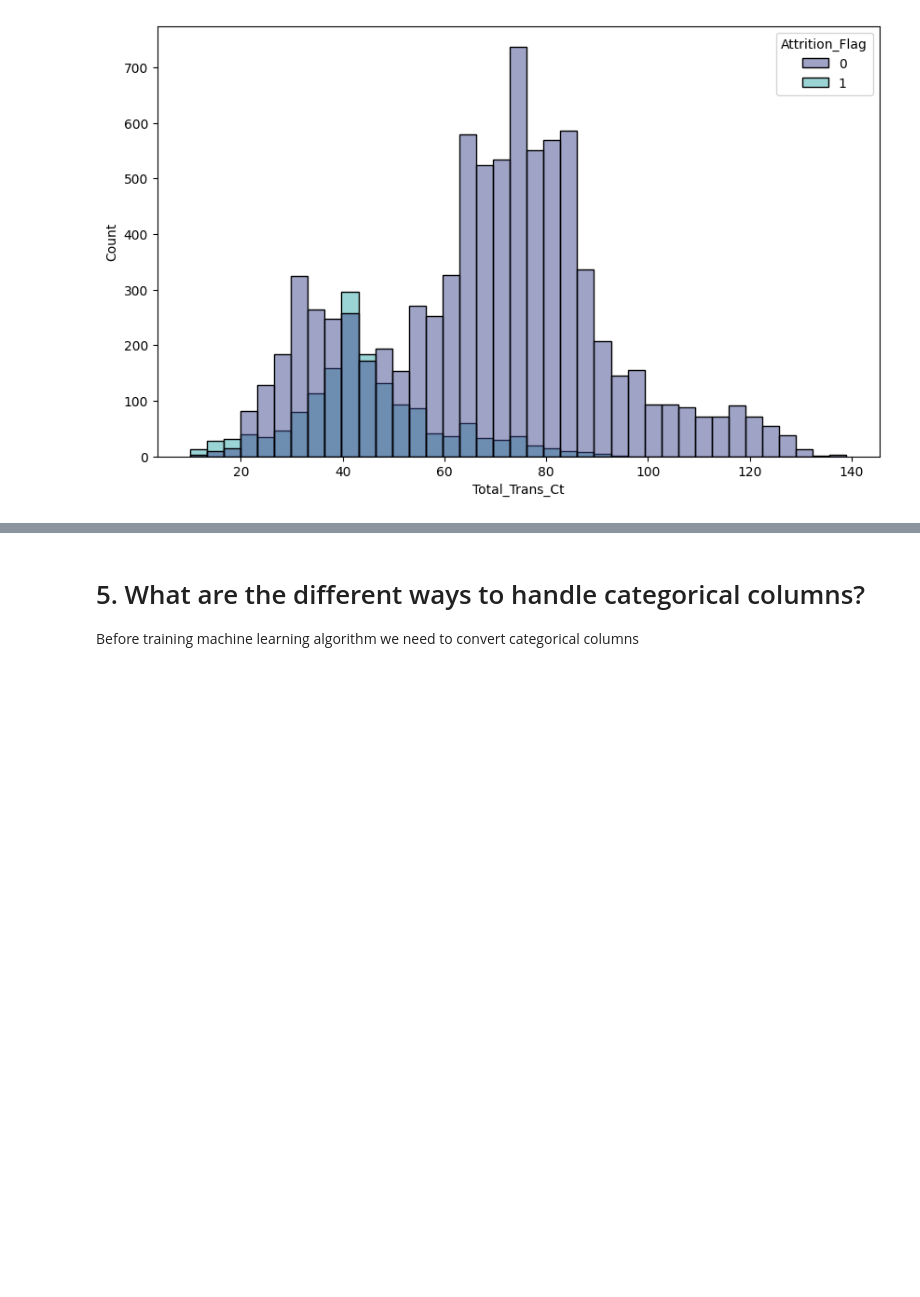
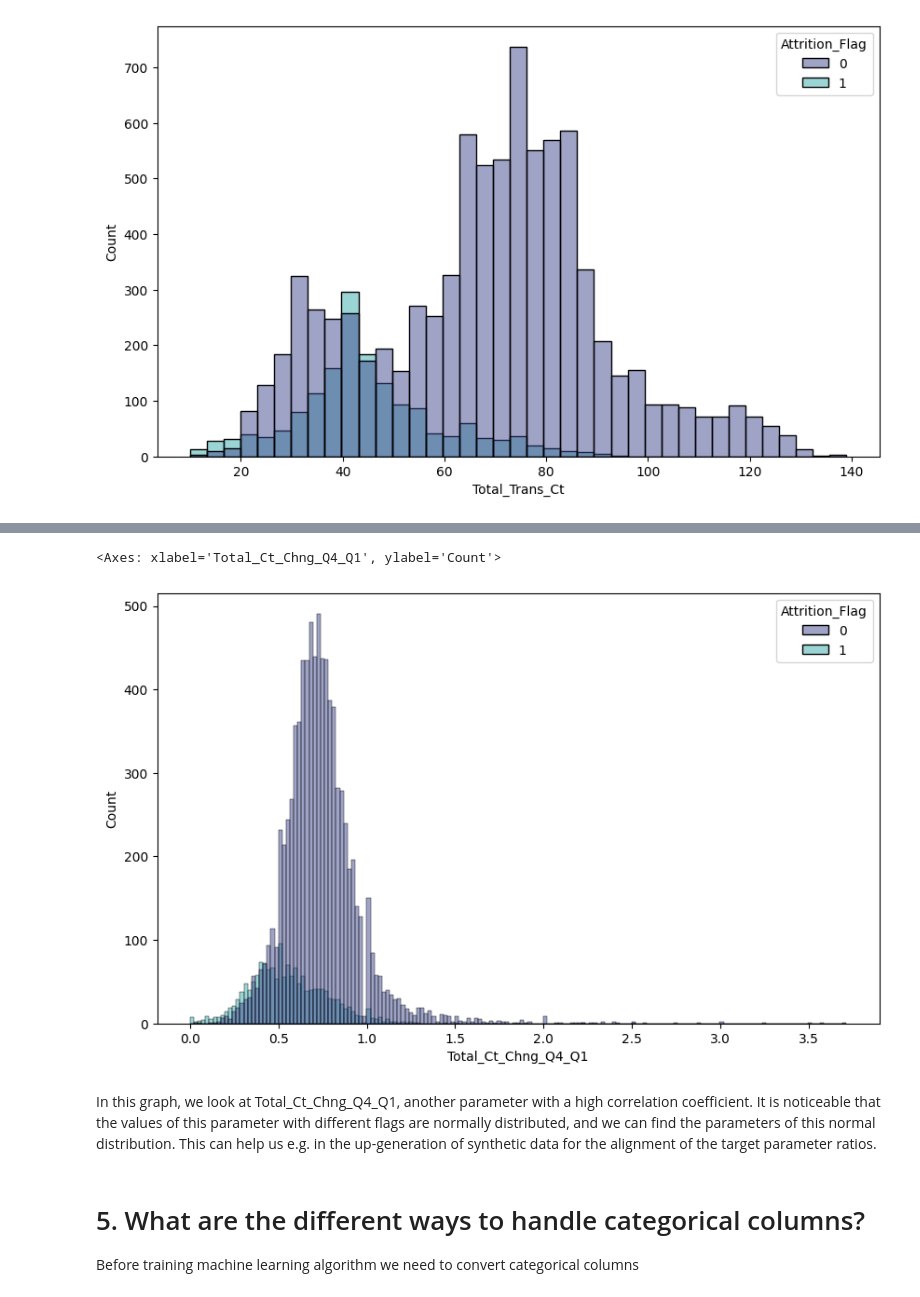
Before and after one commit to Badcat330/ds-for-business, a Jupyter notebook: home-assignment-2/ha2-churn-prediction.ipynb, the cells around one changed output, grey strips where cells are left out. Drawn from its saved outputs; the diff is of its cells as text; code cells hidden in the pictures; blank space fills up the shorter version.

```diff
--- a/home-assignment-2/ha2-churn-prediction.ipynb
+++ b/home-assignment-2/ha2-churn-prediction.ipynb
@@ -190,3 +198,13 @@ sns.histplot(data=df[df['Total_Trans_Ct'] < 35], x='Months_on_book', hue='Attrit
+# %%
+import numpy as np
+
+plt.figure(figsize=(10, 6))
+sns.histplot(data=df, x='Total_Ct_Chng_Q4_Q1', hue='Attrition_Flag', palette='mako')
+# %% [output]
+<Axes: xlabel='Total_Ct_Chng_Q4_Q1', ylabel='Count'>
+[figure, added]
+# %% [markdown]
+In this graph, we look at Total_Ct_Chng_Q4_Q1, another parameter with a high correlation coefficient. It is noticeable that the values of this parameter with different flags are normally distributed, and we can find the parameters of this normal distribution. This can help us e.g. in the up-generation of synthetic data for the alignment of the target parameter ratios.
 # %% [markdown]
 #  5. What are the different ways to handle categorical columns?
 
```
Also changed, not shown: parts of 18 cells of this notebook.
